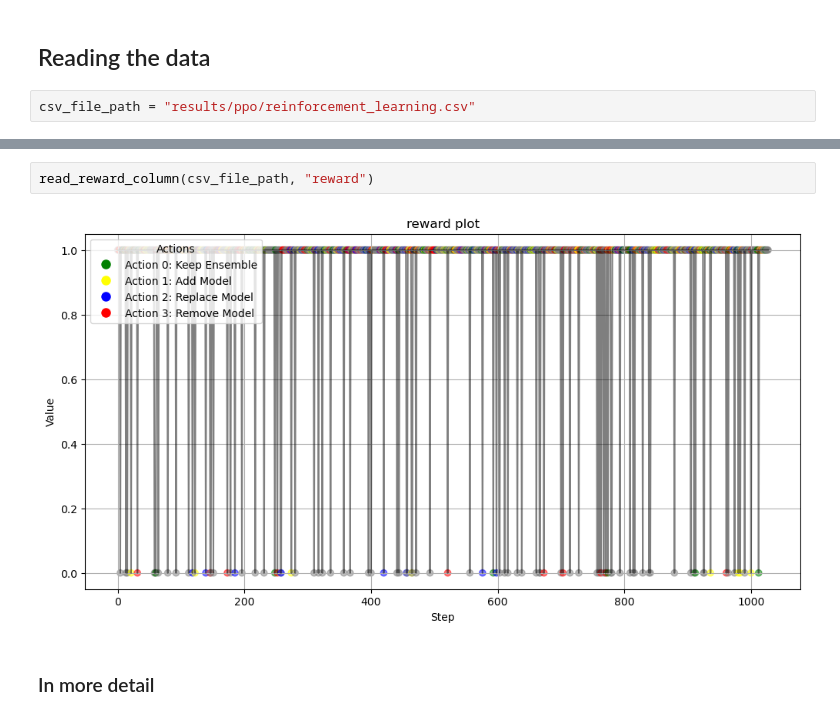
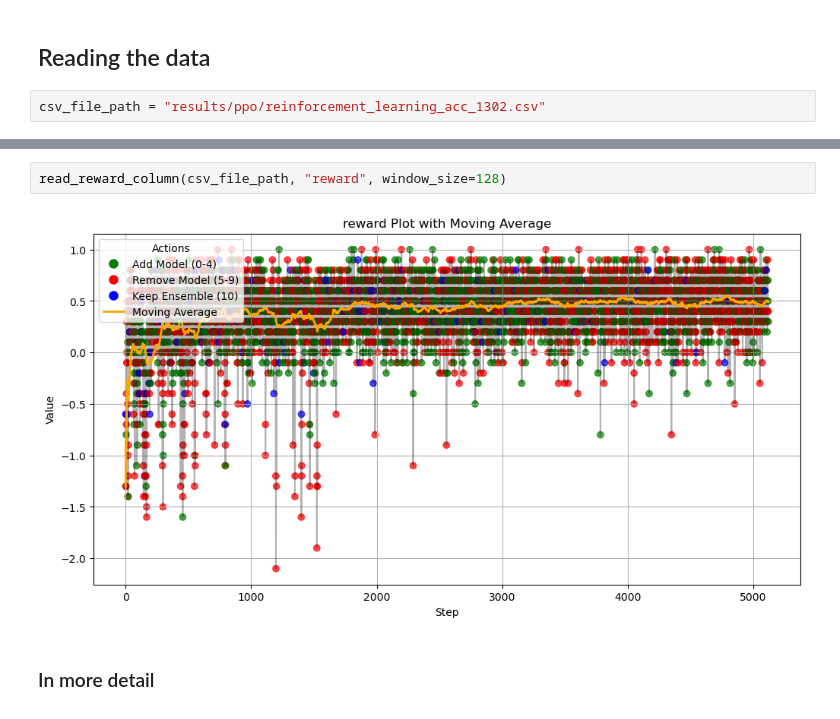
Before and after one commit to FilippoGrosso02/RL_Ensemble_Orchestration, a Jupyter notebook: results_notebook.ipynb, the cells around one changed output, grey strips where cells are left out. Drawn from its saved outputs; the diff is of its cells as text.

```diff
--- a/results_notebook.ipynb
+++ b/results_notebook.ipynb
@@ -68,4 +246,4 @@ def read_reward_column(csv_file_path, reward_column="reward", action_column="act
 # %% [markdown]
 ## Reading the data
 # %%
-csv_file_path = "results/ppo/reinforcement_learning.csv"
+csv_file_path = "results/ppo/reinforcement_learning_acc_1302.csv"
@@ -72,7 +271,7 @@ csv_file_path = "results/ppo/reinforcement_learning.csv"
 # %%
-read_reward_column(csv_file_path, "reward")
+read_reward_column(csv_file_path, "reward", window_size=128)
 # %% [output]
-[figure, old version]
+[figure, new version]
 # %% [markdown]
 ### In more detail
 # %%
```
Also changed, not shown: parts of 11 cells of this notebook, 39 other files.
